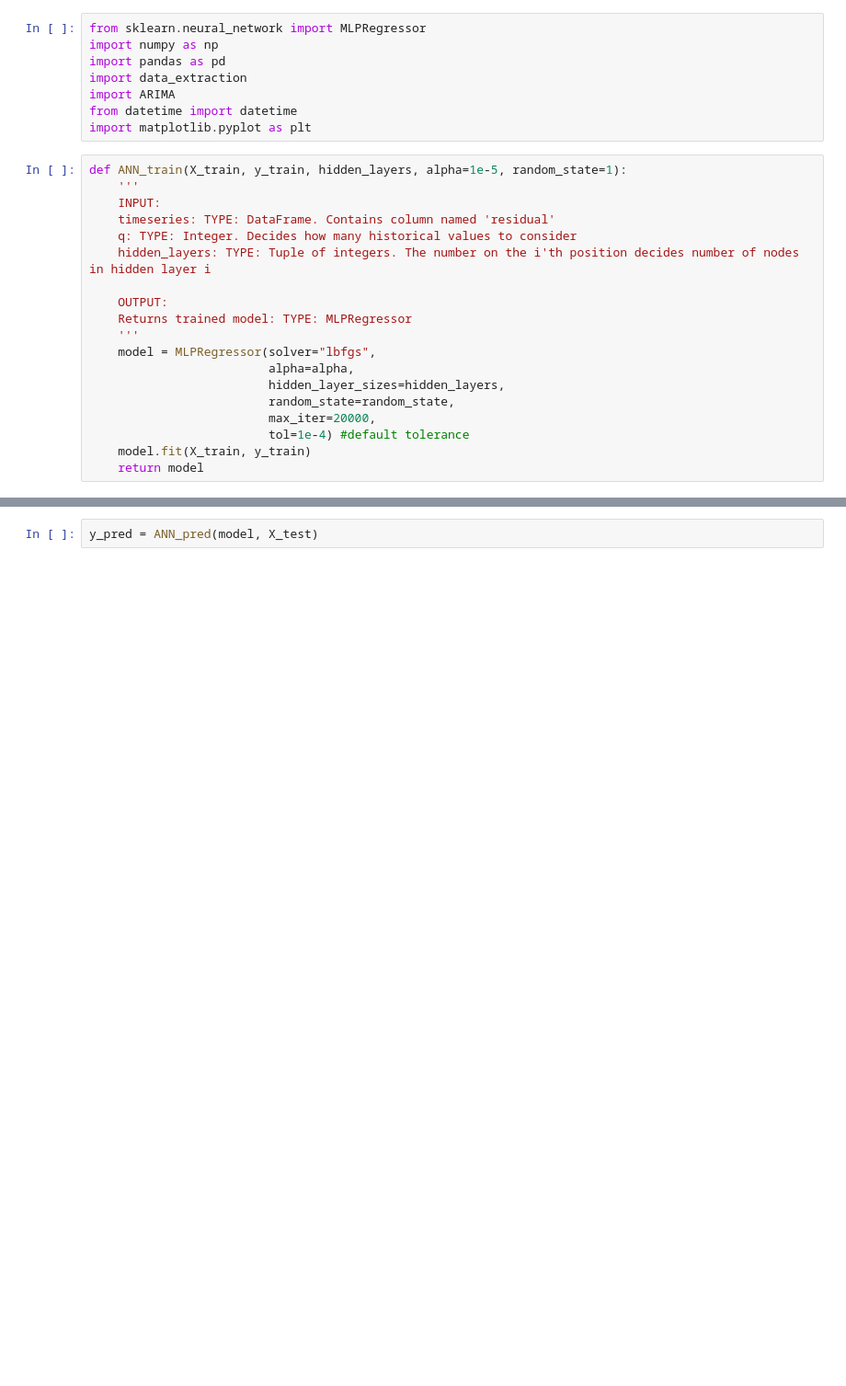
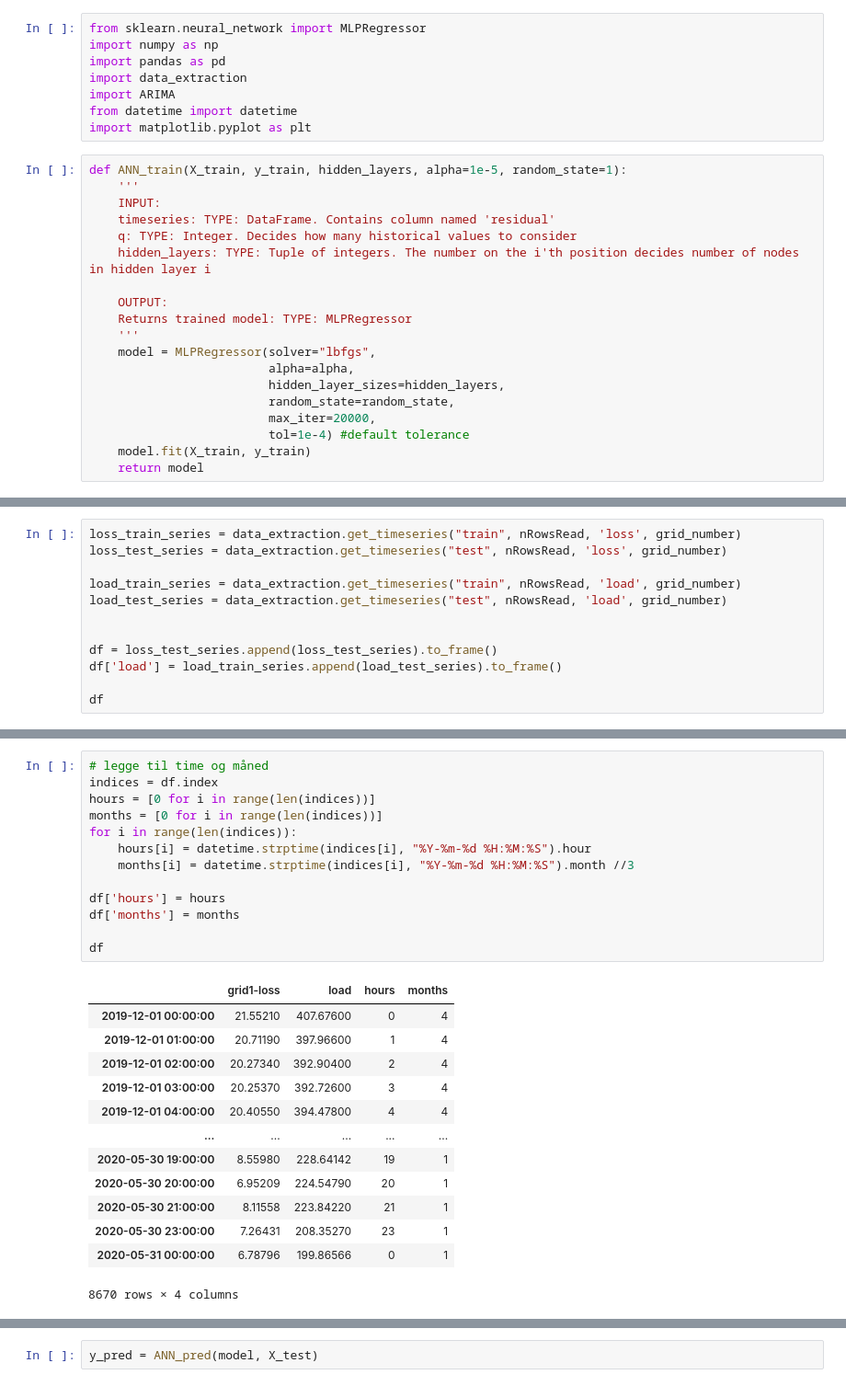
Before and after one commit to Siglangf/timeseries-prediction, a Jupyter notebook: ANN_alone_finished.ipynb, the cells around one changed output, grey strips where cells are left out. Shown at 92% size. Saved outputs shown, nothing was run; the diff lists cells and outputs as text; blank space fills up the shorter version.

```diff
--- a/ANN_alone_finished.ipynb
+++ b/ANN_alone_finished.ipynb
@@ -134,0 +33,12 @@ print(len(data_extraction.get_timeseries("test", nRowsRead, 'loss', grid_number)
+# %%
+loss_train_series = data_extraction.get_timeseries("train", nRowsRead, 'loss', grid_number)
+loss_test_series = data_extraction.get_timeseries("test", nRowsRead, 'loss', grid_number)
+
+load_train_series = data_extraction.get_timeseries("train", nRowsRead, 'load', grid_number)
+load_test_series = data_extraction.get_timeseries("test", nRowsRead, 'load', grid_number)
+
+
+df = loss_test_series.append(loss_test_series).to_frame()
+df['load'] = load_train_series.append(load_test_series).to_frame()
+
+df
@@ -134,0 +59,27 @@ print(len(data_extraction.get_timeseries("test", nRowsRead, 'loss', grid_number)
+# %%
+# legge til time og måned
+indices = df.index
+hours = [0 for i in range(len(indices))]
+months = [0 for i in range(len(indices))]
+for i in range(len(indices)):
+    hours[i] = datetime.strptime(indices[i], "%Y-%m-%d %H:%M:%S").hour
+    months[i] = datetime.strptime(indices[i], "%Y-%m-%d %H:%M:%S").month //3
+
+df['hours'] = hours
+df['months'] = months
+
+df
+# %% [output]
+|  | grid1-loss | load | hours | months |
+| 2019-12-01 00:00:00 | 21.55210 | 407.67600 | 0 | 4 |
+| 2019-12-01 01:00:00 | 20.71190 | 397.96600 | 1 | 4 |
+| 2019-12-01 02:00:00 | 20.27340 | 392.90400 | 2 | 4 |
+| 2019-12-01 03:00:00 | 20.25370 | 392.72600 | 3 | 4 |
+| 2019-12-01 04:00:00 | 20.40550 | 394.47800 | 4 | 4 |
+| ... | ... | ... | ... | ... |
+| 2020-05-30 19:00:00 | 8.55980 | 228.64142 | 19 | 1 |
+| 2020-05-30 20:00:00 | 6.95209 | 224.54790 | 20 | 1 |
+| 2020-05-30 21:00:00 | 8.11558 | 223.84220 | 21 | 1 |
+| 2020-05-30 23:00:00 | 7.26431 | 208.35270 | 23 | 1 |
+| 2020-05-31 00:00:00 | 6.78796 | 199.86566 | 0 | 1 |
+8670 rows × 4 columns
```
Also changed, not shown: parts of 29 cells of this notebook.
